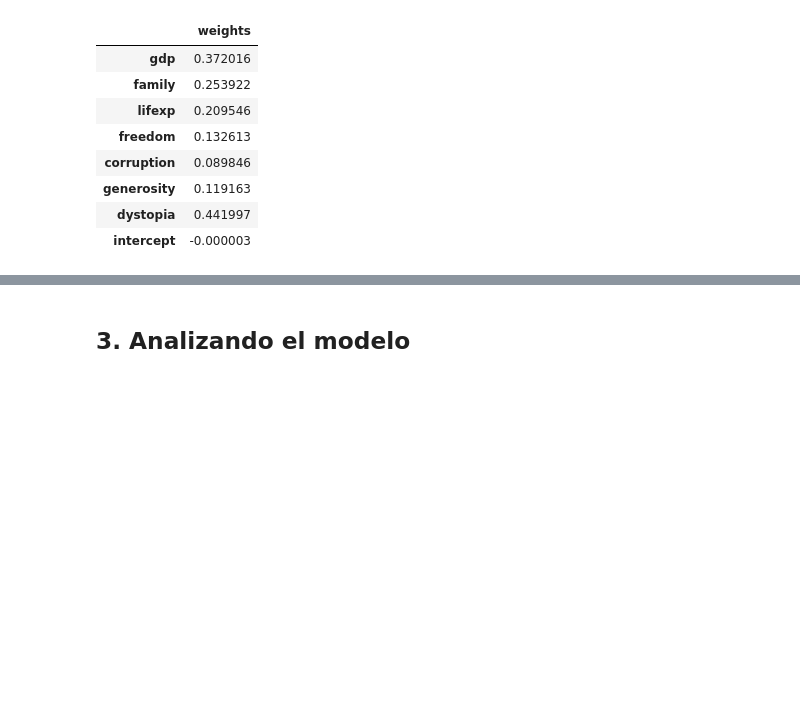
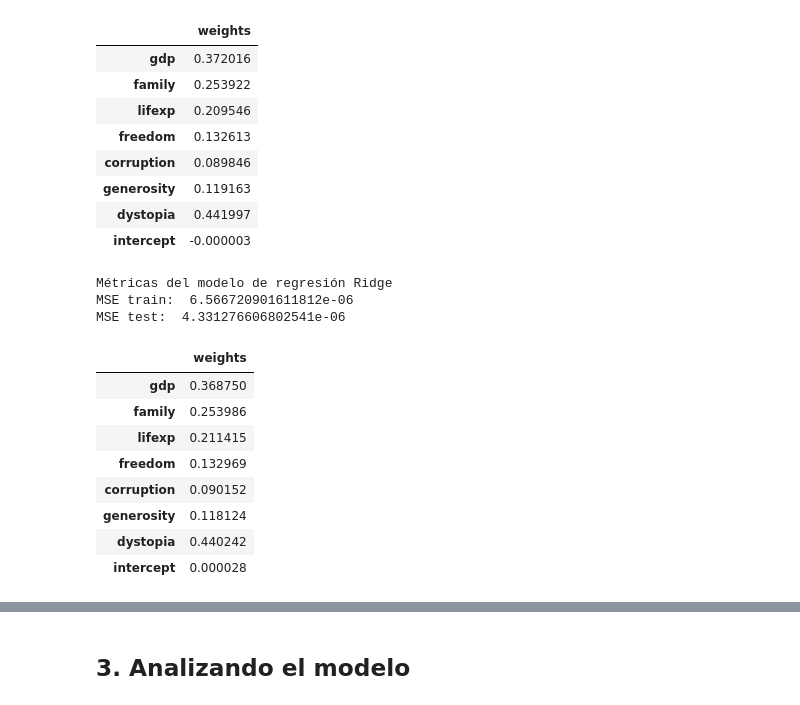
Before and after one commit to KevinrealG/notebooks, a Jupyter notebook: modelos/04_regresion_regularion.ipynb, the cells around one changed output, grey strips where cells are left out. Cells and saved outputs as stored; diff of their text form; code cells hidden in the pictures; blank space fills up the shorter version.

```diff
--- a/modelos/04_regresion_regularion.ipynb
+++ b/modelos/04_regresion_regularion.ipynb
@@ -188,0 +181,29 @@ MSE test:  5.5387917544506616e-08
+# %%
+# Ridge
+from sklearn.linear_model import Ridge
+model_ridge = Ridge(alpha=0.5)
+model_ridge.fit(X_train_std,y_train_std)
+y_train_pred_ridge = model_ridge.predict(X_train_std)
+y_test_pred_ridge = model_ridge.predict(X_test_std)
+# Evaluación del modelo
+print('Métricas del modelo de regresión Ridge')
+print('MSE train: ', metrics.mean_squared_error(y_train_std, y_train_pred_ridge))
+print('MSE test: ', metrics.mean_squared_error(y_test_std, y_test_pred_ridge))
+
+# pesos de las variables
+df_weights_ridge = pd.DataFrame(model_ridge.coef_.T, index = X_cols, columns = ['weights'])
+df_weights_ridge.loc['intercept'] = model_ridge.intercept_
+df_weights_ridge
+# %% [output]
+Métricas del modelo de regresión Ridge
+MSE train:  6.566720901611812e-06
+MSE test:  4.331276606802541e-06
+|  | weights |
+| gdp | 0.368750 |
+| family | 0.253986 |
+| lifexp | 0.211415 |
+| freedom | 0.132969 |
+| corruption | 0.090152 |
+| generosity | 0.118124 |
+| dystopia | 0.440242 |
+| intercept | 0.000028 |
```
Also changed, not shown: parts of 7 cells of this notebook.
